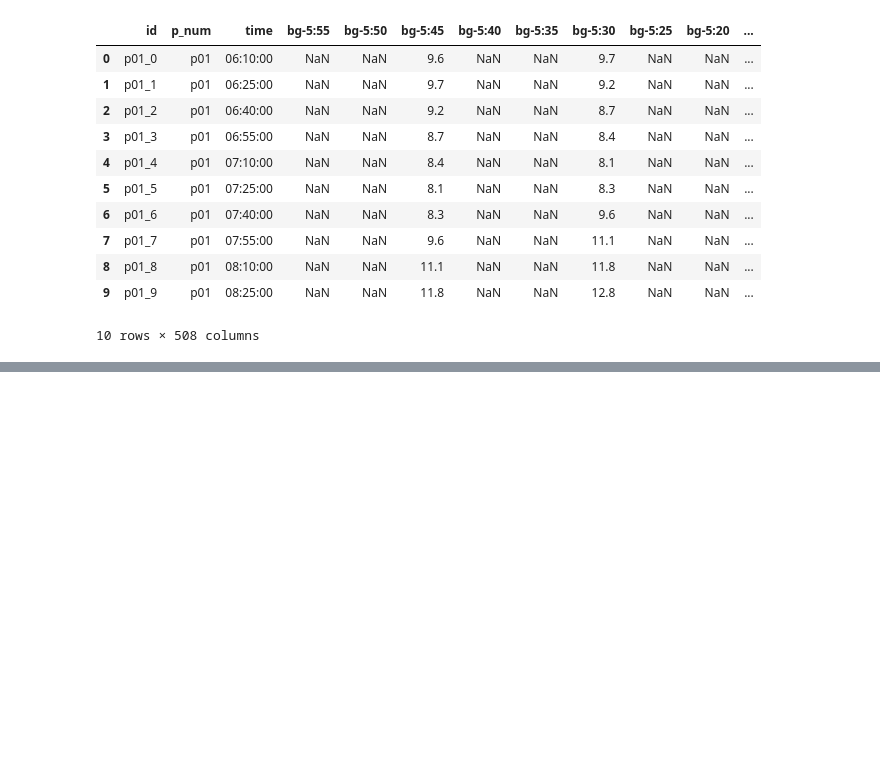
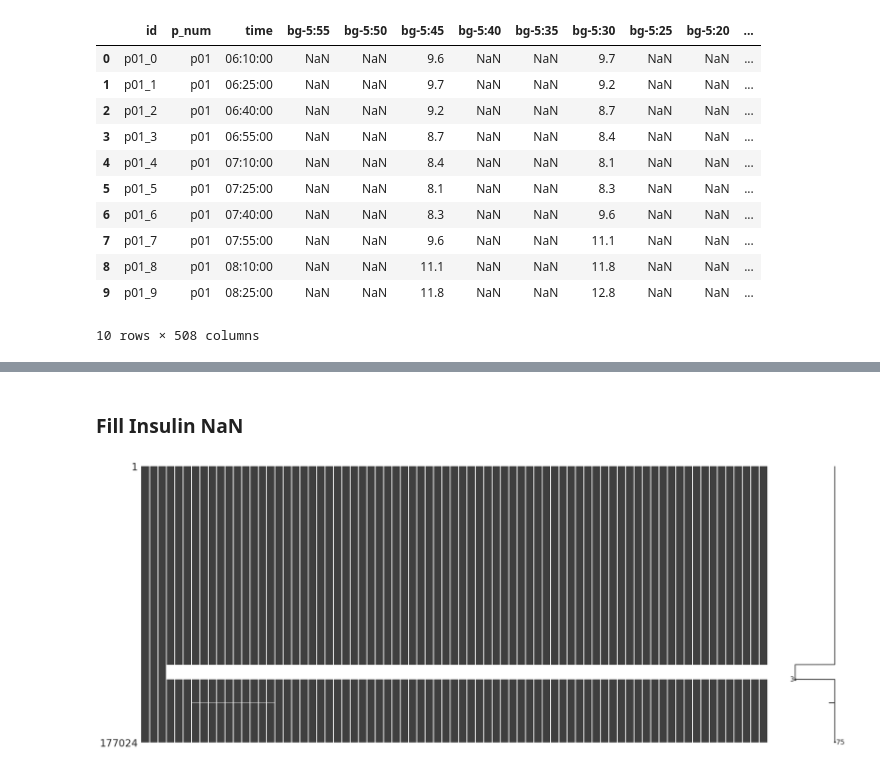
Before and after one commit to fabriziobasso/kaggle, a Jupyter notebook: File_00_EDA.ipynb, the cells around one changed output, grey strips where cells are left out. Cells and saved outputs as stored; diff of their text form; code cells hidden in the pictures; blank space fills up the shorter version.

```diff
--- a/File_00_EDA.ipynb
+++ b/File_00_EDA.ipynb
@@ -485,0 +502,7 @@ p01_day[["mean_bg","mean_ins","count_carb"]].plot()
+# %% [markdown]
+### Fill Insulin NaN
+# %%
+import missingno as msno
+msno.matrix(insulin_col);
+# %% [output]
+[figure, added]
```
Also changed, not shown: parts of 15 cells of this notebook.
